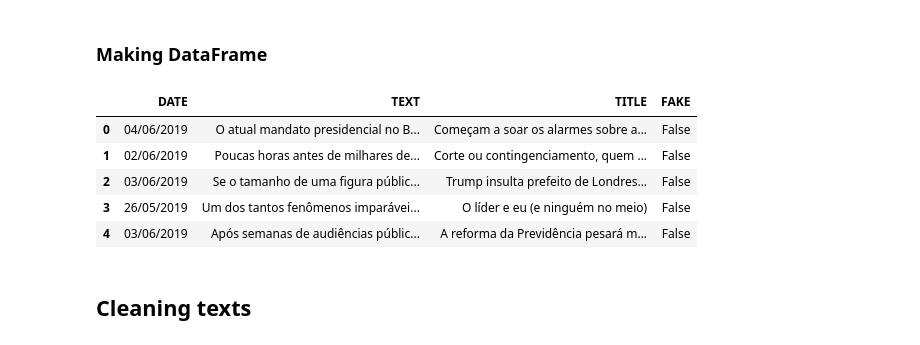
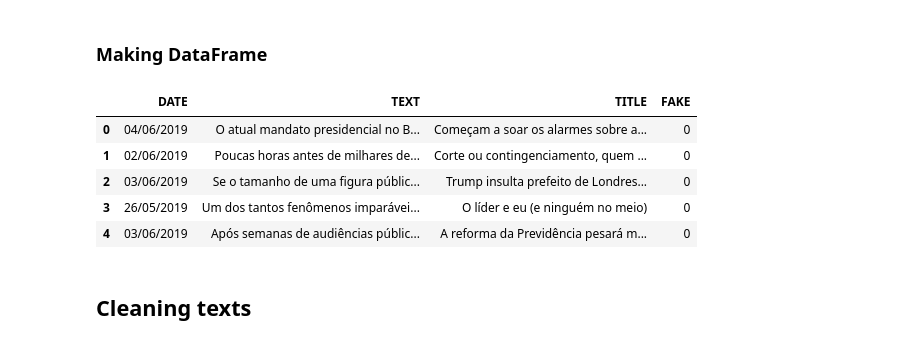
Before and after one commit to hiideaki/TCC, a Jupyter notebook: Jupyter Notebook/code/1 - Data cleaning.ipynb, the cells around one changed output. Cells and saved outputs as stored; diff of their text form; code cells hidden in the pictures.

```diff
--- a/Jupyter Notebook/code/1 - Data cleaning.ipynb
+++ b/Jupyter Notebook/code/1 - Data cleaning.ipynb
@@ -145,18 +145,18 @@ for i, item in enumerate(g1):
 # %%
 legit_news = elpais[:]
 legit_news.extend(g1)
 
 df_legit = pd.DataFrame(legit_news)
-df_legit['FAKE'] = False
+df_legit['FAKE'] = 0
 df_legit.rename({'date': 'DATE', 'text': 'TEXT', 'title': 'TITLE'}, axis=1, inplace=True)
 df_legit.head()
 # %% [output]
 |  | DATE | TEXT | TITLE | FAKE |
-| 0 | 04/06/2019 | O atual mandato presidencial no B... | Começam a soar os alarmes sobre a... | False |
-| 1 | 02/06/2019 | Poucas horas antes de milhares de... | Corte ou contingenciamento, quem ... | False |
-| 2 | 03/06/2019 | Se o tamanho de uma figura públic... | Trump insulta prefeito de Londres... | False |
-| 3 | 26/05/2019 | Um dos tantos fenômenos imparávei... | O líder e eu (e ninguém no meio) | False |
-| 4 | 03/06/2019 | Após semanas de audiências públic... | A reforma da Previdência pesará m... | False |
+| 0 | 04/06/2019 | O atual mandato presidencial no B... | Começam a soar os alarmes sobre a... | 0 |
+| 1 | 02/06/2019 | Poucas horas antes de milhares de... | Corte ou contingenciamento, quem ... | 0 |
+| 2 | 03/06/2019 | Se o tamanho de uma figura públic... | Trump insulta prefeito de Londres... | 0 |
+| 3 | 26/05/2019 | Um dos tantos fenômenos imparávei... | O líder e eu (e ninguém no meio) | 0 |
+| 4 | 03/06/2019 | Após semanas de audiências públic... | A reforma da Previdência pesará m... | 0 |
 # %% [markdown]
 ## Cleaning texts
 # %%
```
Also changed, not shown: parts of 2 cells of this notebook, 12 other files.
